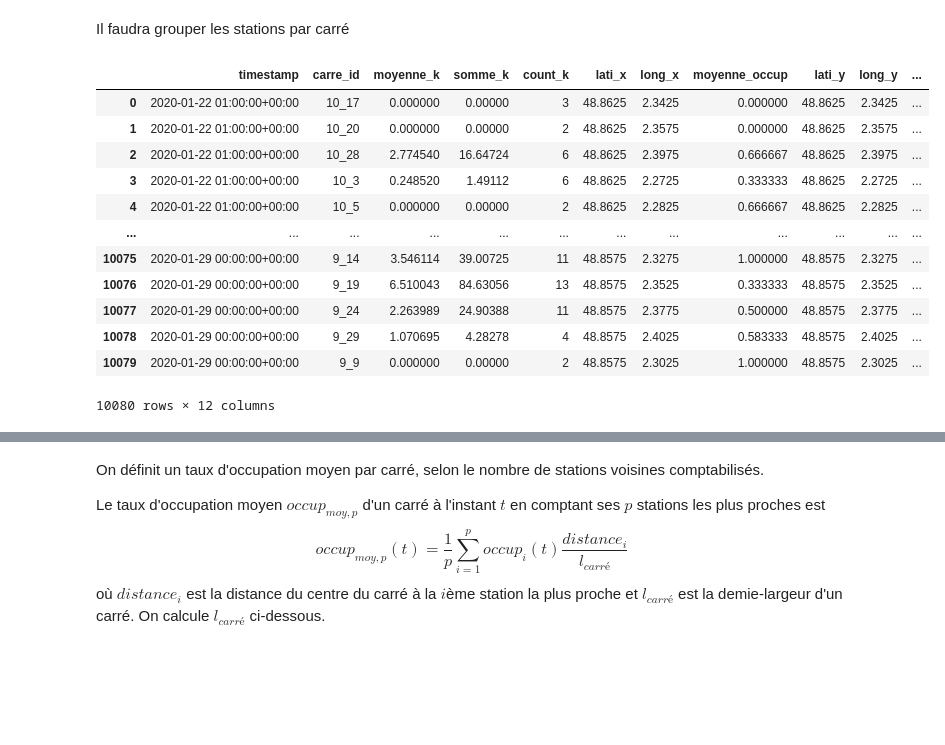
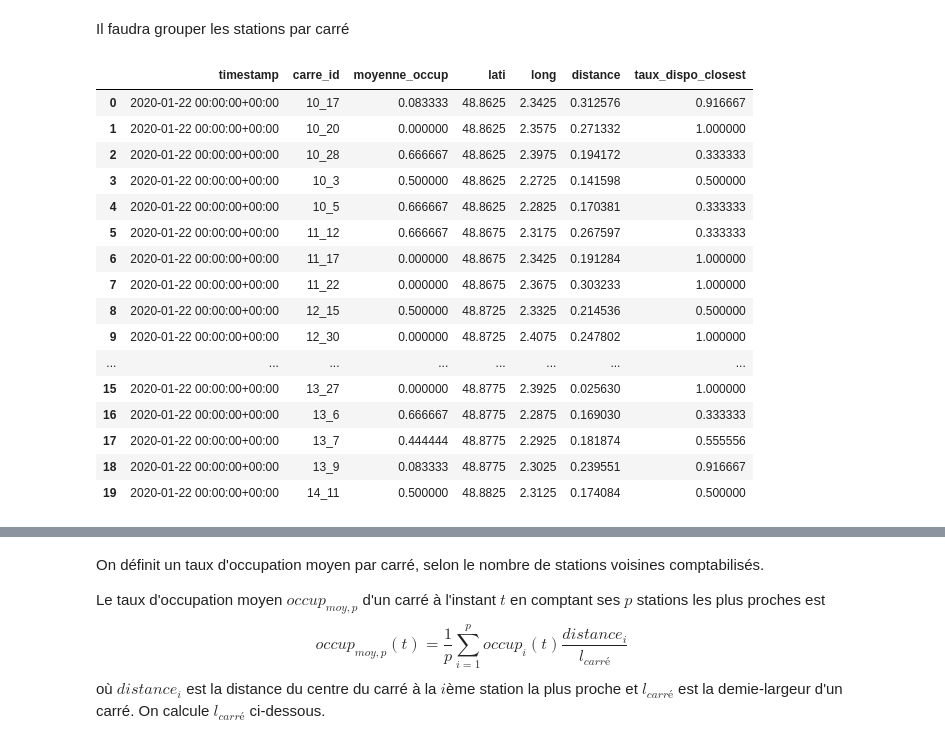
Before and after one commit to dantruski/Projet-Python-DS-Belib, a Jupyter notebook: main.ipynb, the cells around one changed output, grey strips where cells are left out. Drawn from its saved outputs; the diff is of its cells as text; code cells hidden in the pictures; blank space fills up the shorter version.

Commit message:
agrege par carre

```diff
--- a/main.ipynb
+++ b/main.ipynb
@@ -306,35 +306,39 @@ Il faudra grouper les stations par carré
 # %%
 #Importation des données de trafic pour la semaine 22 janvier - 29 janvier
 df_trafic = pd.read_csv('moyennes_par_carre_et_t1h2229.csv')
 df_station_agg = pd.read_csv('station_agg.csv')
 
 df_trafic.rename(columns={'t_1h': 'timestamp'}, inplace=True)
 df_station_agg['timestamp'] = pd.to_datetime(df_station_agg['timestamp'])
 df_trafic['timestamp'] = pd.to_datetime(df_trafic['timestamp'])
 
 # Localize the timestamps to UTC if they are naive
 if df_station_agg['timestamp'].dt.tz is None:
     df_station_agg['timestamp'] = df_station_agg['timestamp'].dt.tz_localize('UTC')
 
 if df_trafic['timestamp'].dt.tz is None:
     df_trafic['timestamp'] = df_trafic['timestamp'].dt.tz_localize('UTC')
 
-df_joint = pd.merge(df_trafic, df_station_agg, on=['timestamp', 'carre_id'], how='inner')
-df_joint
+df_station_agg.head(20)
+#df_trafic.head(20)
 # %% [output]
-|  | timestamp | carre_id | moyenne_k | somme_k | count_k | lati_x | long_x | moyenne_occup | lati_y | long_y | ... |
-| 0 | 2020-01-22 01:00:00+00:00 | 10_17 | 0.000000 | 0.00000 | 3 | 48.8625 | 2.3425 | 0.000000 | 48.8625 | 2.3425 | ... |
-| 1 | 2020-01-22 01:00:00+00:00 | 10_20 | 0.000000 | 0.00000 | 2 | 48.8625 | 2.3575 | 0.000000 | 48.8625 | 2.3575 | ... |
-| 2 | 2020-01-22 01:00:00+00:00 | 10_28 | 2.774540 | 16.64724 | 6 | 48.8625 | 2.3975 | 0.666667 | 48.8625 | 2.3975 | ... |
-| 3 | 2020-01-22 01:00:00+00:00 | 10_3 | 0.248520 | 1.49112 | 6 | 48.8625 | 2.2725 | 0.333333 | 48.8625 | 2.2725 | ... |
-| 4 | 2020-01-22 01:00:00+00:00 | 10_5 | 0.000000 | 0.00000 | 2 | 48.8625 | 2.2825 | 0.666667 | 48.8625 | 2.2825 | ... |
-| ... | ... | ... | ... | ... | ... | ... | ... | ... | ... | ... | ... |
-| 10075 | 2020-01-29 00:00:00+00:00 | 9_14 | 3.546114 | 39.00725 | 11 | 48.8575 | 2.3275 | 1.000000 | 48.8575 | 2.3275 | ... |
-| 10076 | 2020-01-29 00:00:00+00:00 | 9_19 | 6.510043 | 84.63056 | 13 | 48.8575 | 2.3525 | 0.333333 | 48.8575 | 2.3525 | ... |
-| 10077 | 2020-01-29 00:00:00+00:00 | 9_24 | 2.263989 | 24.90388 | 11 | 48.8575 | 2.3775 | 0.500000 | 48.8575 | 2.3775 | ... |
-| 10078 | 2020-01-29 00:00:00+00:00 | 9_29 | 1.070695 | 4.28278 | 4 | 48.8575 | 2.4025 | 0.583333 | 48.8575 | 2.4025 | ... |
-| 10079 | 2020-01-29 00:00:00+00:00 | 9_9 | 0.000000 | 0.00000 | 2 | 48.8575 | 2.3025 | 1.000000 | 48.8575 | 2.3025 | ... |
+|  | timestamp | carre_id | moyenne_occup | lati | long | distance | taux_dispo_closest |
+| 0 | 2020-01-22 00:00:00+00:00 | 10_17 | 0.083333 | 48.8625 | 2.3425 | 0.312576 | 0.916667 |
+| 1 | 2020-01-22 00:00:00+00:00 | 10_20 | 0.000000 | 48.8625 | 2.3575 | 0.271332 | 1.000000 |
+| 2 | 2020-01-22 00:00:00+00:00 | 10_28 | 0.666667 | 48.8625 | 2.3975 | 0.194172 | 0.333333 |
+| 3 | 2020-01-22 00:00:00+00:00 | 10_3 | 0.500000 | 48.8625 | 2.2725 | 0.141598 | 0.500000 |
+| 4 | 2020-01-22 00:00:00+00:00 | 10_5 | 0.666667 | 48.8625 | 2.2825 | 0.170381 | 0.333333 |
+| 5 | 2020-01-22 00:00:00+00:00 | 11_12 | 0.666667 | 48.8675 | 2.3175 | 0.267597 | 0.333333 |
+| 6 | 2020-01-22 00:00:00+00:00 | 11_17 | 0.000000 | 48.8675 | 2.3425 | 0.191284 | 1.000000 |
+| 7 | 2020-01-22 00:00:00+00:00 | 11_22 | 0.000000 | 48.8675 | 2.3675 | 0.303233 | 1.000000 |
+| 8 | 2020-01-22 00:00:00+00:00 | 12_15 | 0.500000 | 48.8725 | 2.3325 | 0.214536 | 0.500000 |
+| 9 | 2020-01-22 00:00:00+00:00 | 12_30 | 0.000000 | 48.8725 | 2.4075 | 0.247802 | 1.000000 |
+| ... | ... | ... | ... | ... | ... | ... | ... |
+| 15 | 2020-01-22 00:00:00+00:00 | 13_27 | 0.000000 | 48.8775 | 2.3925 | 0.025630 | 1.000000 |
+| 16 | 2020-01-22 00:00:00+00:00 | 13_6 | 0.666667 | 48.8775 | 2.2875 | 0.169030 | 0.333333 |
+| 17 | 2020-01-22 00:00:00+00:00 | 13_7 | 0.444444 | 48.8775 | 2.2925 | 0.181874 | 0.555556 |
+| 18 | 2020-01-22 00:00:00+00:00 | 13_9 | 0.083333 | 48.8775 | 2.3025 | 0.239551 | 0.916667 |
+| 19 | 2020-01-22 00:00:00+00:00 | 14_11 | 0.500000 | 48.8825 | 2.3125 | 0.174084 | 0.500000 |
-10080 rows × 12 columns
 # %%
 from scipy.stats import pearsonr
 
```
Also changed, not shown: parts of 5 cells of this notebook, 2 other files.
